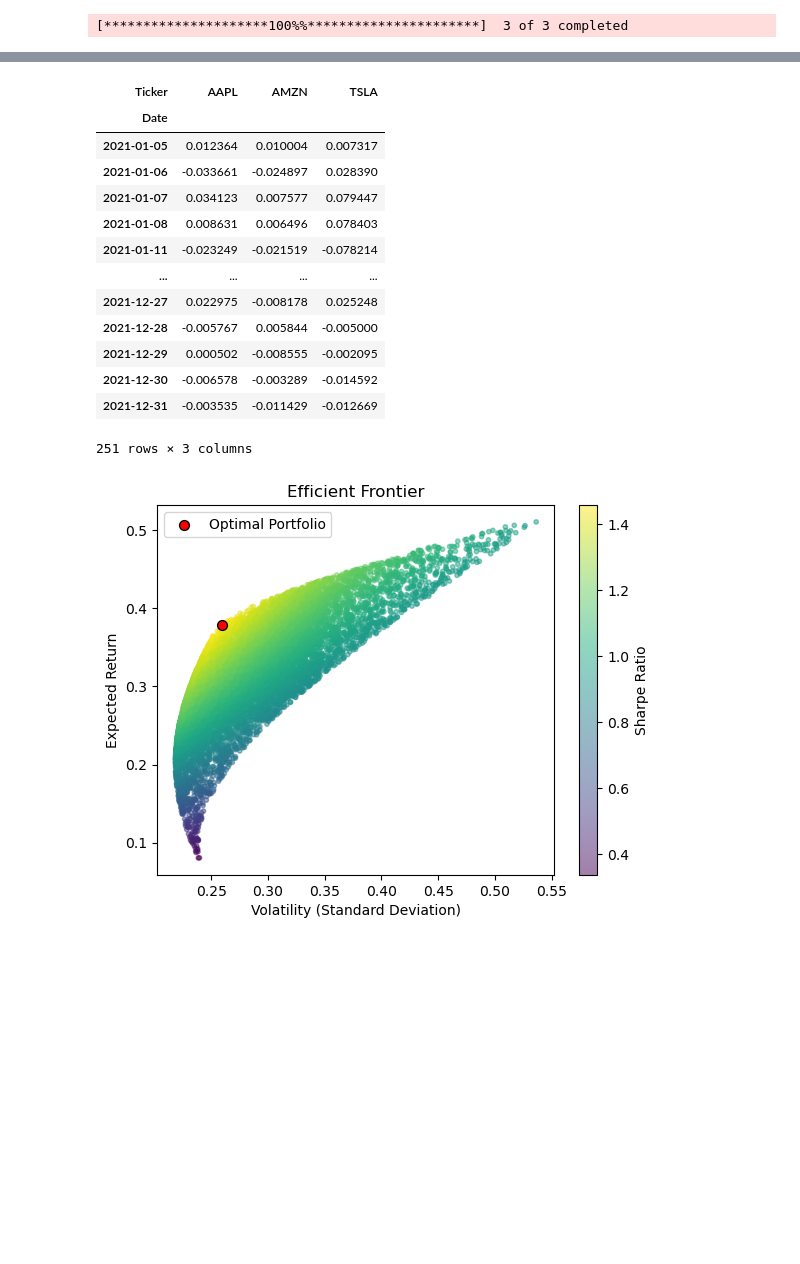
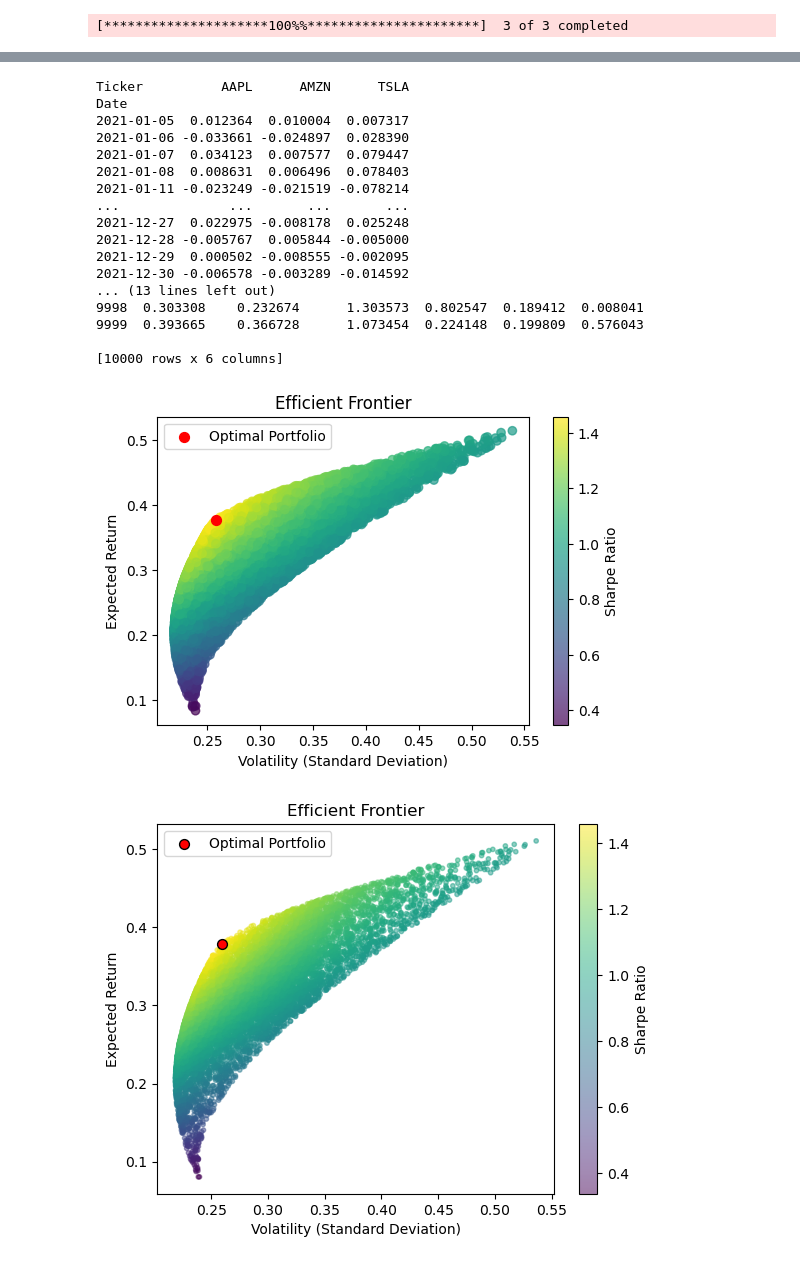
Before and after one commit to RealOkabe/FE-520-Python-for-financial-data, a Jupyter notebook: 2024_Spring_Assignment_2_Questions.ipynb, the cells around one changed output, grey strips where cells are left out. Saved outputs shown, nothing was run; the diff lists cells and outputs as text; code cells hidden in the pictures; blank space fills up the shorter version.

Commit message:
Added code to complete the brute force approach
Generated 10000 portfolios and 252 random weights. Then computed the optimal sharpe ratio and plotted it.

```diff
--- a/2024_Spring_Assignment_2_Questions.ipynb
+++ b/2024_Spring_Assignment_2_Questions.ipynb
@@ -61,21 +61,61 @@ data
 # Calculate returns
 simple_returns = data.pct_change().dropna()
 print(simple_returns)
+
+# Empty dataframe to store the metrics
+data_metrics = pd.DataFrame(columns=['Return', 'Volatility', 'Sharpe Ratio', *data.columns])
+
+
+for i in range(10000):
+    # Generate random weights and make sure their sum is 1
+    weights = np.random.random(len(data.columns))
+    weights /= np.sum(weights)
+
+    # There are 252 trading days in the year.
+    portfolio_returns = np.dot(simple_returns.mean(), weights) * 252
+    portfolio_volatility = np.sqrt(np.dot(weights.T, np.dot(simple_returns.cov() * 252, weights)))
+    sharpe_ratio = portfolio_returns / portfolio_volatility
+
+    data_metrics.loc[i] = [portfolio_returns, portfolio_volatility, sharpe_ratio, *weights]
+
+print(data_metrics)
 # %% [output]
-| Ticker | AAPL | AMZN | TSLA |
-| Date |  |  |  |
-| 2021-01-05 | 0.012364 | 0.010004 | 0.007317 |
-| 2021-01-06 | -0.033661 | -0.024897 | 0.028390 |
-| 2021-01-07 | 0.034123 | 0.007577 | 0.079447 |
-| 2021-01-08 | 0.008631 | 0.006496 | 0.078403 |
-| 2021-01-11 | -0.023249 | -0.021519 | -0.078214 |
-| ... | ... | ... | ... |
-| 2021-12-27 | 0.022975 | -0.008178 | 0.025248 |
-| 2021-12-28 | -0.005767 | 0.005844 | -0.005000 |
-| 2021-12-29 | 0.000502 | -0.008555 | -0.002095 |
-| 2021-12-30 | -0.006578 | -0.003289 | -0.014592 |
-| 2021-12-31 | -0.003535 | -0.011429 | -0.012669 |
-251 rows × 3 columns
+Ticker          AAPL      AMZN      TSLA
+Date
+2021-01-05  0.012364  0.010004  0.007317
+2021-01-06 -0.033661 -0.024897  0.028390
+2021-01-07  0.034123  0.007577  0.079447
+2021-01-08  0.008631  0.006496  0.078403
+2021-01-11 -0.023249 -0.021519 -0.078214
+...              ...       ...       ...
+2021-12-27  0.022975 -0.008178  0.025248
+2021-12-28 -0.005767  0.005844 -0.005000
+2021-12-29  0.000502 -0.008555 -0.002095
+2021-12-30 -0.006578 -0.003289 -0.014592
+... (13 lines left out)
+9998  0.303308    0.232674      1.303573  0.802547  0.189412  0.008041
+9999  0.393665    0.366728      1.073454  0.224148  0.199809  0.576043
+
+[10000 rows x 6 columns]
+# %%
+# Find the optimal portfolio (max Sharpe ratio)
+optimal_portfolio = data_metrics.iloc[data_metrics['Sharpe Ratio'].idxmax()]
+
+# Plot the heatmap
+plt.figure(figsize=(6, 4))
+heatmap = plt.scatter(data_metrics['Volatility'], data_metrics['Return'], c=data_metrics['Sharpe Ratio'], cmap='viridis', alpha=0.7)
+plt.colorbar(heatmap, label='Sharpe Ratio')
+plt.xlabel('Volatility (Standard Deviation)')
+plt.ylabel('Expected Return')
+plt.title('Efficient Frontier')
+
+# Mark the optimal portfolio
+plt.scatter(optimal_portfolio['Volatility'], optimal_portfolio['Return'], color='red', marker='.', s=200, label='Optimal Portfolio')
+
+plt.legend()
+plt.show()
+# %% [output]
+[figure, added]
 # %%
 # %% [output]
 [figure]
```
Also changed, not shown: parts of 1 cell of this notebook.
